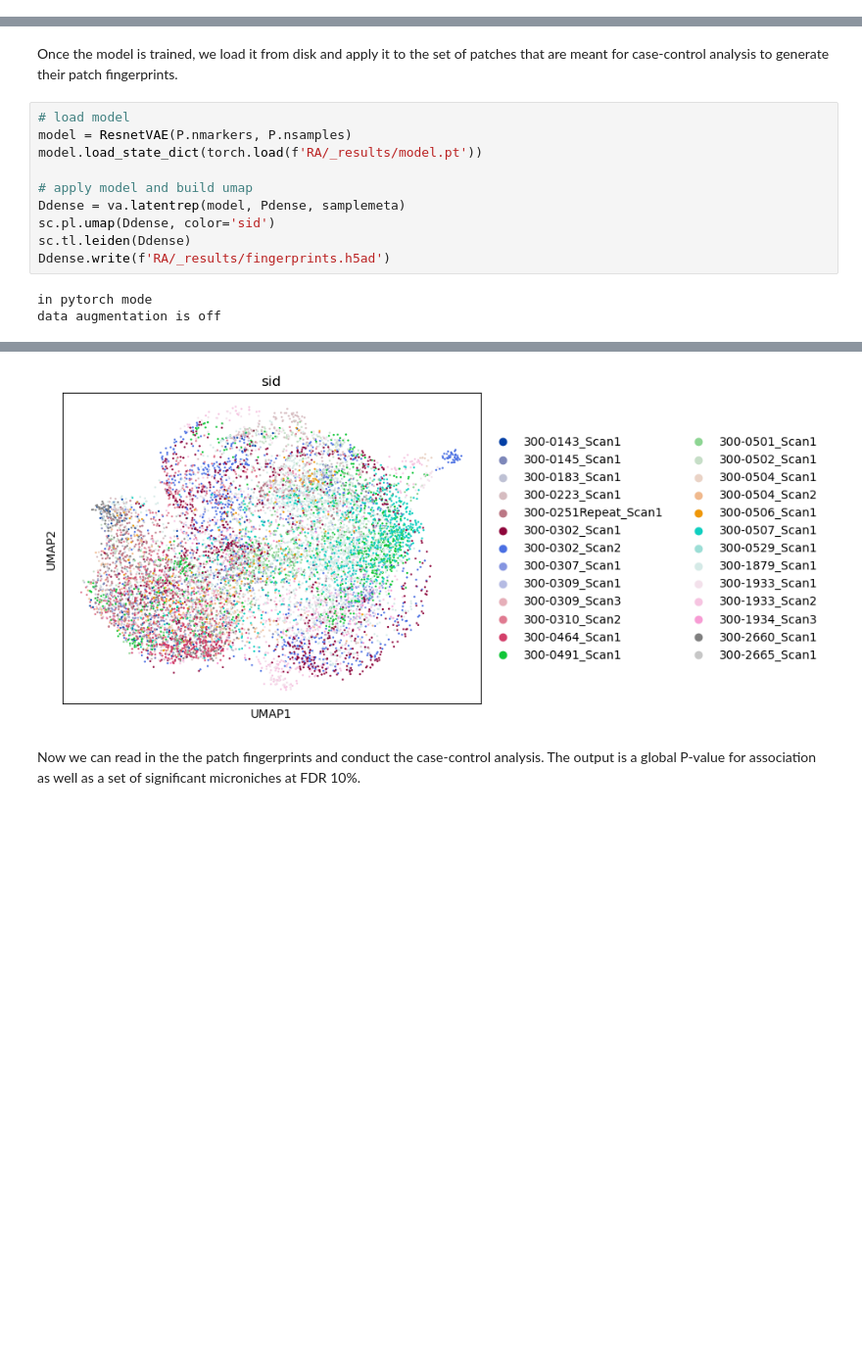
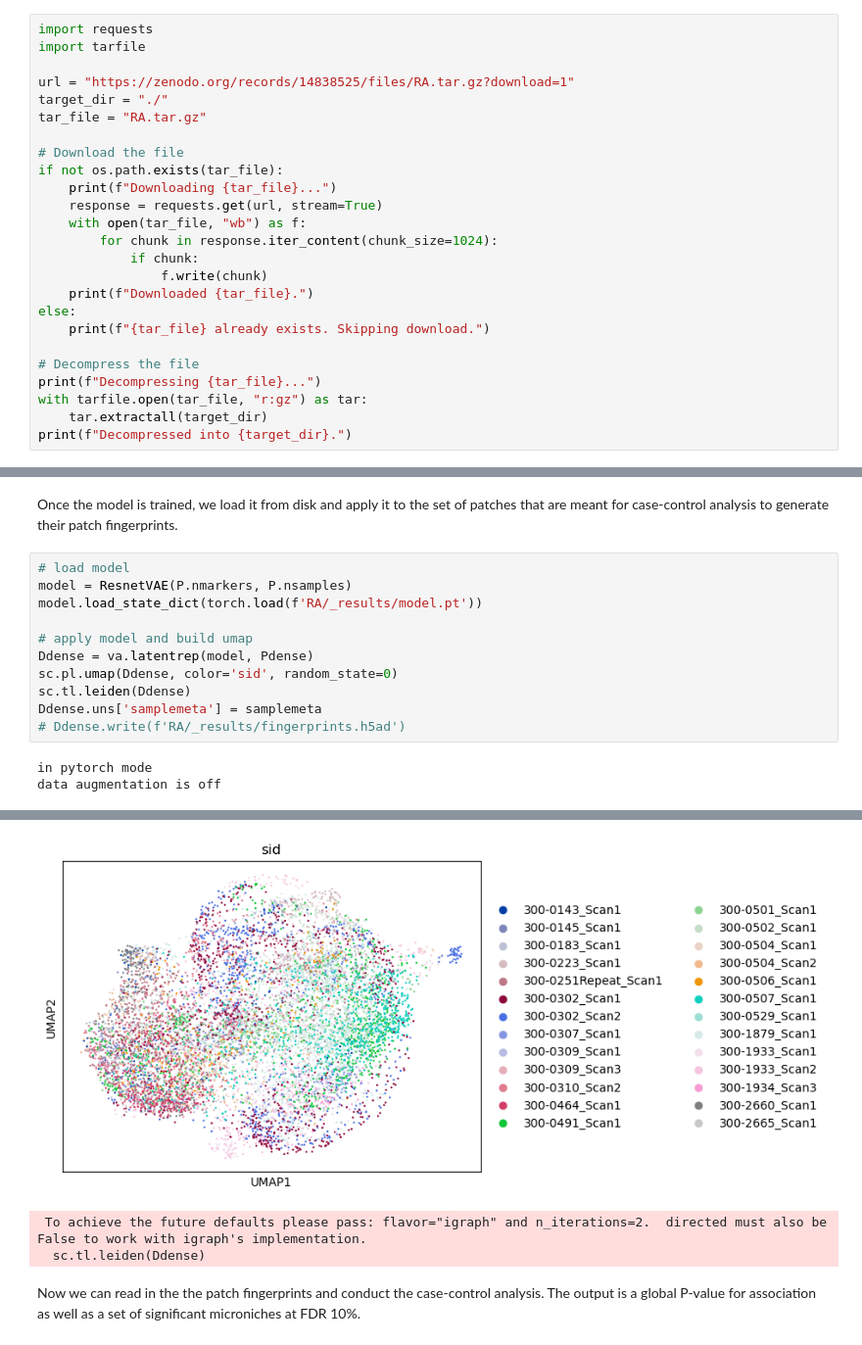
Before and after one commit to yakirr/vima, a Jupyter notebook: demo/demo.ipynb, the cells around one changed output, grey strips where cells are left out. Shown at 98% size. Saved outputs shown, nothing was run; the diff lists cells and outputs as text; blank space fills up the shorter version.

```diff
--- a/demo/demo.ipynb
+++ b/demo/demo.ipynb
@@ -13,0 +14,25 @@ The input files in this format that are necessary for the demo posted as a [zeno
+# %%
+import requests
+import tarfile
+
+url = "https://zenodo.org/records/14838525/files/RA.tar.gz?download=1"
+target_dir = "./"
+tar_file = "RA.tar.gz"
+
+# Download the file
+if not os.path.exists(tar_file):
+    print(f"Downloading {tar_file}...")
+    response = requests.get(url, stream=True)
+    with open(tar_file, "wb") as f:
+        for chunk in response.iter_content(chunk_size=1024):
+            if chunk:
+                f.write(chunk)
+    print(f"Downloaded {tar_file}.")
+else:
+    print(f"{tar_file} already exists. Skipping download.")
+
+# Decompress the file
+print(f"Decompressing {tar_file}...")
+with tarfile.open(tar_file, "r:gz") as tar:
+    tar.extractall(target_dir)
+print(f"Decompressed into {target_dir}.")
@@ -200,10 +224,11 @@ model = ResnetVAE(P.nmarkers, P.nsamples)
 model.load_state_dict(torch.load(f'RA/_results/model.pt'))
 
 # apply model and build umap
-Ddense = va.latentrep(model, Pdense, samplemeta)
-sc.pl.umap(Ddense, color='sid')
+Ddense = va.latentrep(model, Pdense)
+sc.pl.umap(Ddense, color='sid', random_state=0)
 sc.tl.leiden(Ddense)
-Ddense.write(f'RA/_results/fingerprints.h5ad')
+Ddense.uns['samplemeta'] = samplemeta
+# Ddense.write(f'RA/_results/fingerprints.h5ad')
 # %% [output]
 in pytorch mode
 data augmentation is off
@@ -215,4 +238,6 @@ built MultiAnnData object with sid as the unit of analysis
-[figure, old version]
+[figure, new version]
+ To achieve the future defaults please pass: flavor="igraph" and n_iterations=2.  directed must also be False to work with igraph's implementation.
+  sc.tl.leiden(Ddense)
 # %% [markdown]
 Now we can read in the the patch fingerprints and conduct the case-control analysis. The output is a global P-value for association as well as a set of significant microniches at FDR 10%.
 # %% [markdown]
```
Also changed, not shown: parts of 17 cells of this notebook, 2 other files.
